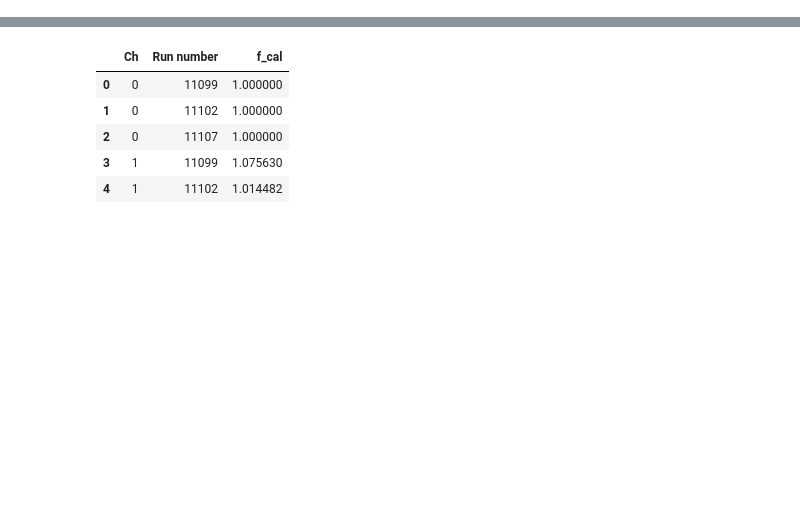
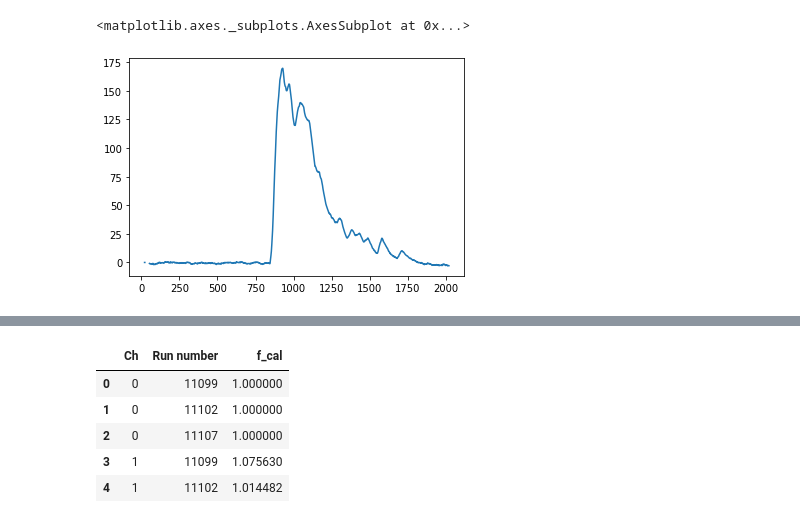
Before and after one commit to stbordoni/Arapuca, a Jupyter notebook: RoutineArapucaDraft.ipynb, the cells around one changed output, grey strips where cells are left out. Cells and saved outputs as stored; diff of their text form; code cells hidden in the pictures; blank space fills up the shorter version.

```diff
--- a/RoutineArapucaDraft.ipynb
+++ b/RoutineArapucaDraft.ipynb
@@ -128,3 +54,0 @@ loading files for run  11102
-# %%
-df_list = create_dataset_list(file_name_dict)
-df_list[0].shape
@@ -204,0 +55,30 @@ df_av_wf.groupby(['Ch'])[wf].sum().T.plot()
+# %%
+for r in runlist[:1]:
+    print('loading files for run ', r)
+    df_list = create_dataset_list(file_name_dict, r)
+
+    df_list_proc = doPreProcessing(df_list)
+
+    # compute average waveform (raw! )
+    df_av_wf = do_average_wf(df_list_proc)
+
+
+    # compute single pe for calibration
+    df_average_spe = do_average_singlepe(df_list_proc).to_frame()
+    df_average_spe.reset_index(inplace = True)
+    tmp = df_average_spe.pivot(index='Run number', columns='Ch', values='pe area')
+
+
+
+    df_calib = tmp.div(tmp[0], axis = 0)
+    df_calib = df_calib.T.stack(level=0).to_frame(name='f_cal').reset_index()
+
+
+    #combine datasets (done in two steps)
+    df_av_wf = pd.merge(df_av_wf, df_average_spe, left_on=['Run number', 'Ch'], right_on=['Run number', 'Ch'])
+    df_av_wf = pd.merge(df_av_wf, df_calib, left_on=['Run number', 'Ch'], right_on=['Run number', 'Ch'])
+
+    #produce a calibrated dataset
+    df_av_wf_cal = calibrate_av_wf(df_av_wf)
+
+    df_integral_calib = df_av_wf_cal.groupby(['Run number']).sum()
@@ -204,0 +234,5 @@ df_av_wf.groupby(['Ch'])[wf].sum().T.plot()
+# %%
+df_ch0.iloc[106,rowin].plot()
+# %% [output]
+<matplotlib.axes._subplots.AxesSubplot at 0x...>
+[figure, added]
```
Also changed, not shown: parts of 39 cells of this notebook, 2 other files.
